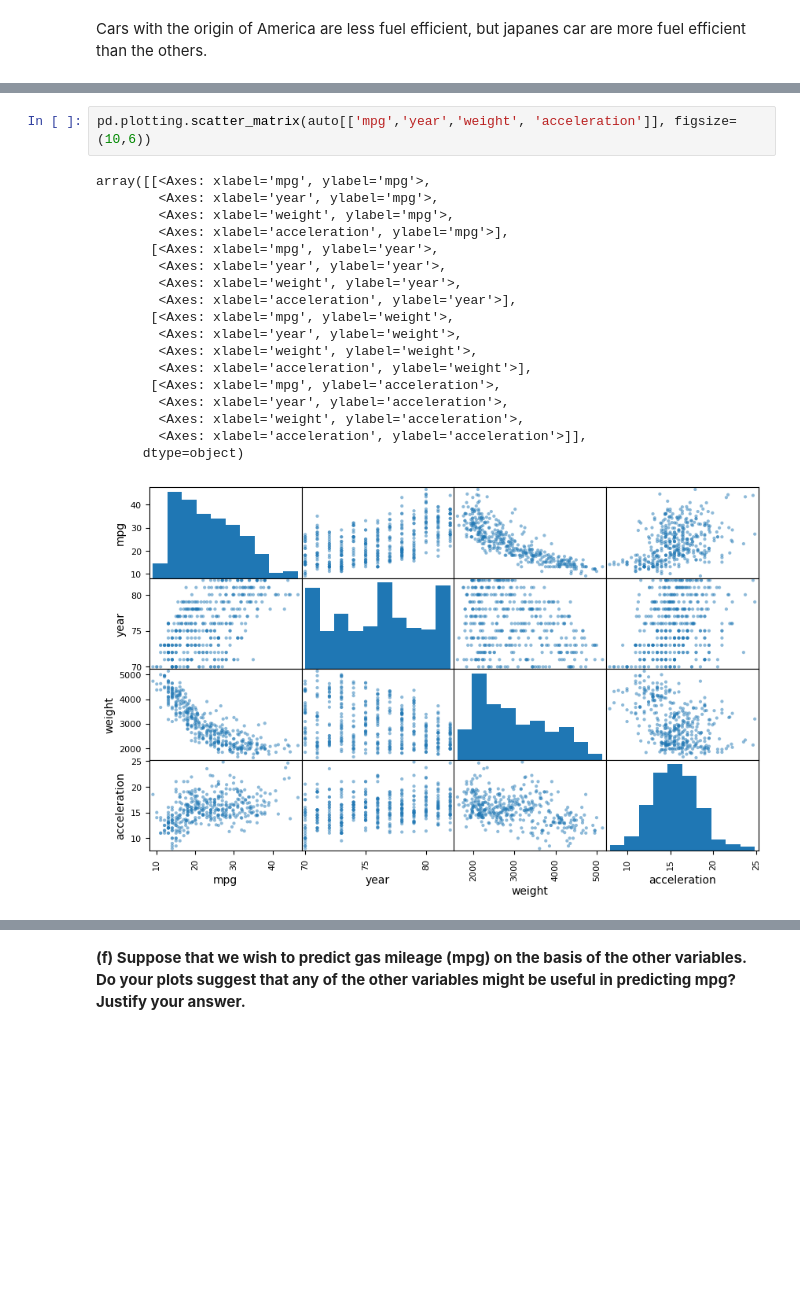
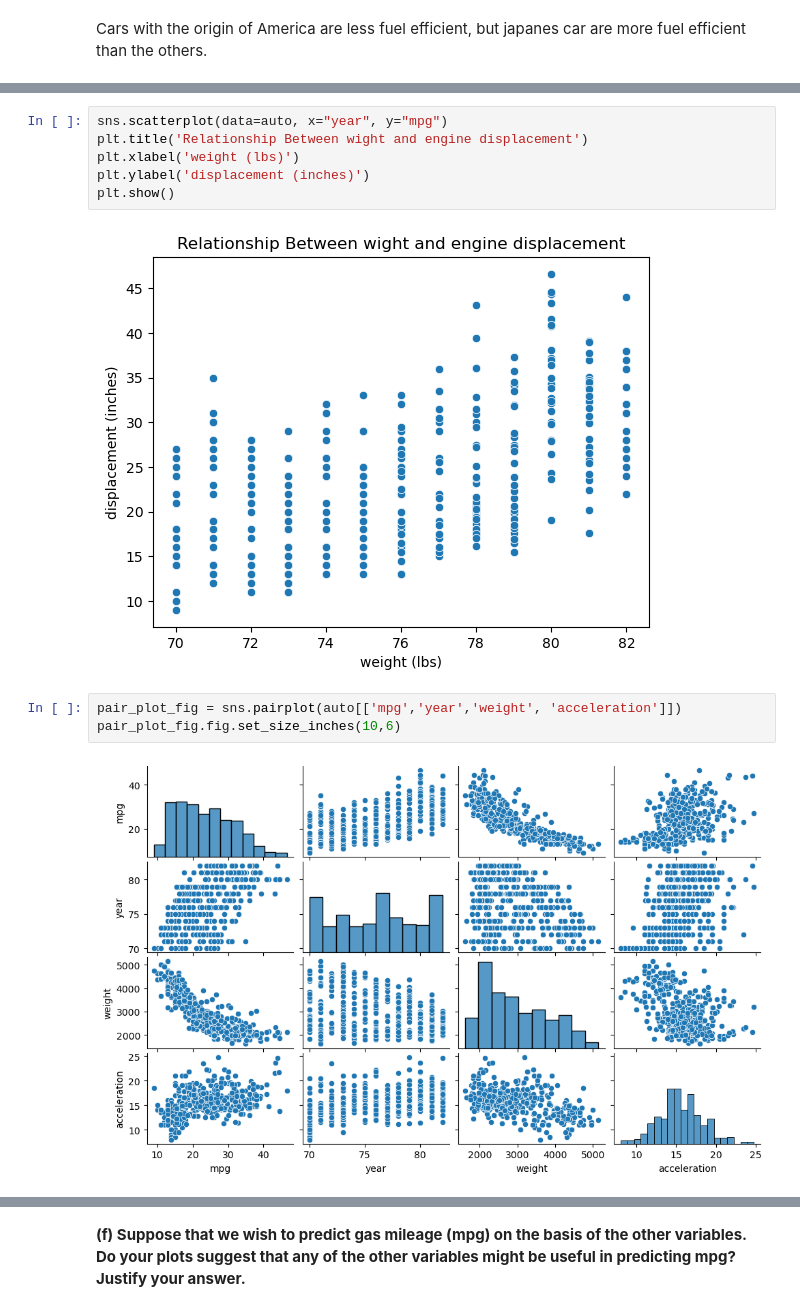
Before and after one commit to umar-khayam/Data-Science, a Jupyter notebook: Learning/Statistics/ISL/Lab/Chapter 2/Problem 9.ipynb, the cells around one changed output, grey strips where cells are left out. Cells and saved outputs as stored; diff of their text form; blank space fills up the shorter version.

```diff
--- a/Learning/Statistics/ISL/Lab/Chapter 2/Problem 9.ipynb
+++ b/Learning/Statistics/ISL/Lab/Chapter 2/Problem 9.ipynb
@@ -368,22 +336,14 @@ plt.show()
+# %%
+sns.scatterplot(data=auto, x="year", y="mpg")
+plt.title('Relationship Between wight and engine displacement')
+plt.xlabel('weight (lbs)')
+plt.ylabel('displacement (inches)')
+plt.show()
+# %% [output]
+[figure, added]
 # %%
-pd.plotting.scatter_matrix(auto[['mpg','year','weight', 'acceleration']], figsize=(10,6))
+pair_plot_fig = sns.pairplot(auto[['mpg','year','weight', 'acceleration']])
+pair_plot_fig.fig.set_size_inches(10,6)
 # %% [output]
-array([[<Axes: xlabel='mpg', ylabel='mpg'>,
-        <Axes: xlabel='year', ylabel='mpg'>,
-        <Axes: xlabel='weight', ylabel='mpg'>,
-        <Axes: xlabel='acceleration', ylabel='mpg'>],
-       [<Axes: xlabel='mpg', ylabel='year'>,
-        <Axes: xlabel='year', ylabel='year'>,
-        <Axes: xlabel='weight', ylabel='year'>,
-        <Axes: xlabel='acceleration', ylabel='year'>],
-       [<Axes: xlabel='mpg', ylabel='weight'>,
-        <Axes: xlabel='year', ylabel='weight'>,
-        <Axes: xlabel='weight', ylabel='weight'>,
-        <Axes: xlabel='acceleration', ylabel='weight'>],
-       [<Axes: xlabel='mpg', ylabel='acceleration'>,
-        <Axes: xlabel='year', ylabel='acceleration'>,
-        <Axes: xlabel='weight', ylabel='acceleration'>,
-        <Axes: xlabel='acceleration', ylabel='acceleration'>]],
-      dtype=object)
-[figure, old version]
+[figure, new version]
 # %% [markdown]
```
Also changed, not shown: parts of 17 cells of this notebook, 2 other files.
